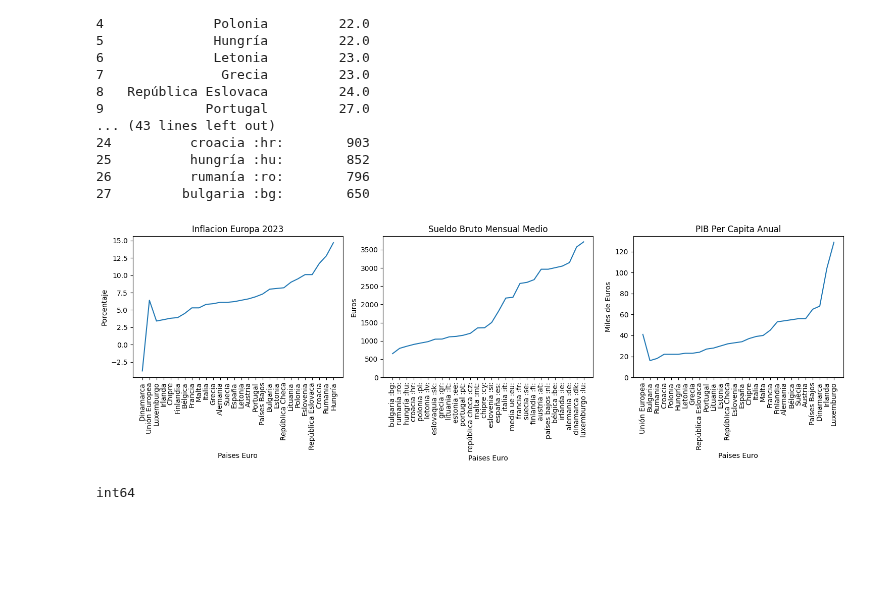
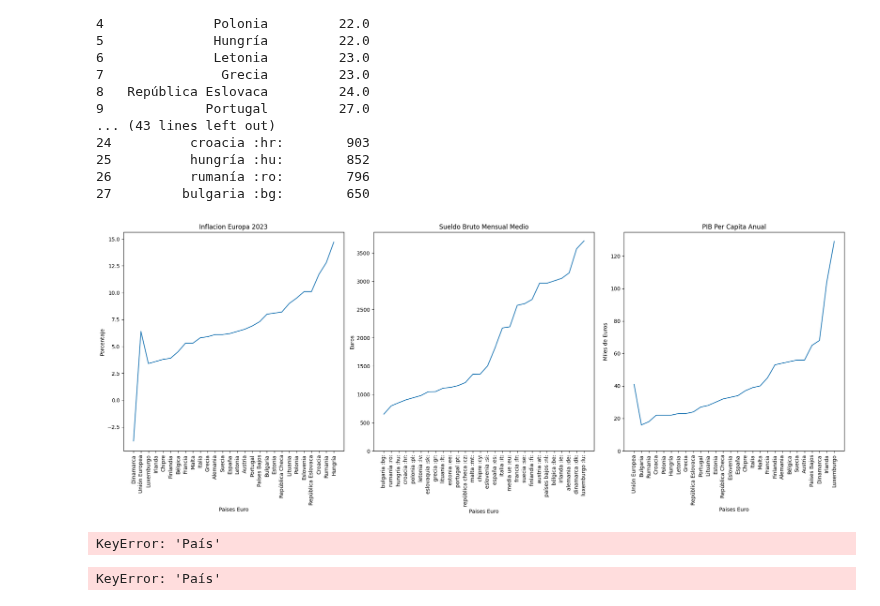
Before and after one commit to JosBerGon34/ProyectoFinal, a Jupyter notebook: src/3.EDA.ipynb, the cells around one changed output. Saved outputs shown, nothing was run; the diff lists cells and outputs as text; code cells hidden in the pictures; blank space fills up the shorter version.

```diff
--- a/src/3.EDA.ipynb
+++ b/src/3.EDA.ipynb
@@ -78,48 +79,57 @@ Database path: C:\GitHubRepos\ProyectoFinal\data\processed\Dataset9k.db
 # %%
 #1.5 Representacion Graficos Economicos.
 import pandas as pd
 import matplotlib.pyplot as plt
 
-# ... (tu código existente)
-
 # Crear una figura con 3 subplots en una fila
-fig, axes = plt.subplots(nrows=1, ncols=3, figsize=(15, 5))
+fig, axes = plt.subplots(nrows=1, ncols=3, figsize=(20, 8))
 
 # Graficar cada DataFrame en un subplot diferente
 axes[0].plot(df_inf['País'], df_inf['Inflación_Float'])
 axes[0].set_title('Inflacion Europa 2023')
 axes[0].set_xlabel('Paises Euro')
 axes[0].set_ylabel('Porcentaje')
-axes[0].tick_params(axis='x', rotation=90)  # Rotar las etiquetas del eje X 90 grados
+axes[0].tick_params(axis='x', rotation=90)
 
 
 df_SBMM['SBMM_Float'] = pd.to_numeric(df_SBMM['SBMM_Float'].str.replace(',', '.'), errors='coerce')
 df_SBMM = df_SBMM.dropna(subset=['SBMM_Float'])
 df_SBMM = df_SBMM.sort_values(by='SBMM_Float')
 axes[1].plot(df_SBMM['País'], df_SBMM['SBMM_Float'])
 axes[1].set_title('Sueldo Bruto Mensual Medio')
 axes[1].set_xlabel('Paises Euro')
 axes[1].set_ylabel('Euros')
-axes[1].set_ylim(ymin=0)  # Asegurar que el eje Y comience en 0
-axes[1].tick_params(axis='x', rotation=90)  # Rotar las etiquetas del eje X 90 grados
+axes[1].set_ylim(ymin=0)
+axes[1].tick_params(axis='x', rotation=90)
 
 axes[2].plot(df_PPC['País'], df_PPC['PPC_INTEGER'])
 axes[2].set_title('PIB Per Capita Anual')
 axes[2].set_xlabel('Paises Euro')
 axes[2].set_ylabel('Miles de Euros')
-axes[2].set_ylim(ymin=0)  # Asegurar que el eje Y comience en 0
-axes[2].tick_params(axis='x', rotation=90)  # Rotar las etiquetas del eje X 90 grados
+axes[2].set_ylim(ymin=0)
+axes[2].tick_params(axis='x', rotation=90)
 
-# ... (repetir para los otros subplots)
-
-# Ajustar el espaciado entre subplots
 plt.tight_layout()
-
-# Mostrar la figura
 plt.show()
 # %% [output]
-[figure, old version]
+[figure, new version]
 # %%
-print(df_SBMM['SBMM_Float'].dtype)
+print(df_SBMM['País'].unique())
 # %% [output]
-int64
+KeyError: 'País'
+# %%
+equivalencias = {
+    'bulgaria :bg:': 'Bulgaria',
+    'rumanía :ro:': 'Rumania',
+    'hungría :hu:': 'Hungría',
+    'croacia :hr:': 'Croacia',
+    'polonia :pl:': 'Polonia',
+    'letonia :lv:': 'Letonia',
+    'bulgaria :bg:': 'Bulgaria',
+    'luxemburgo :lu:': 'Luxemburgo',
+    'dinamarca :dk:': 'Dinamarca'
+}
+df_SBMM['País'] = df_SBMM['País'].map(equivalencias)
+print(df_SBMM)
+# %% [output]
+KeyError: 'País'
```
Also changed, not shown: parts of 3 cells of this notebook.
